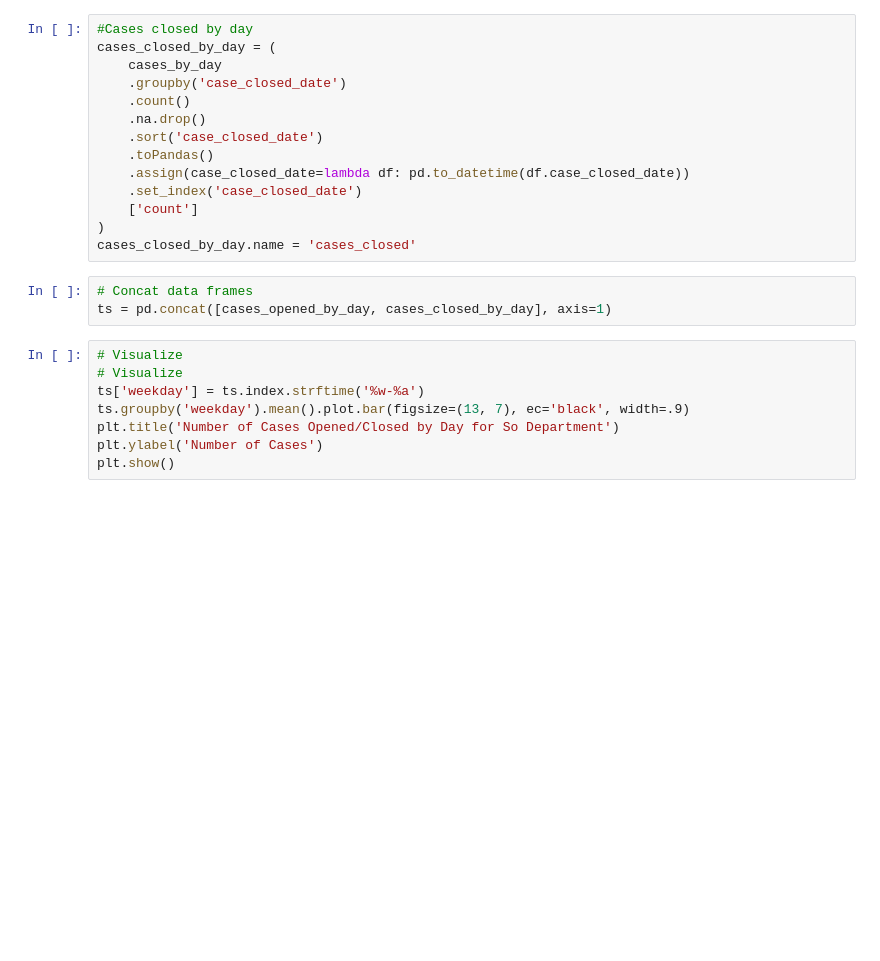
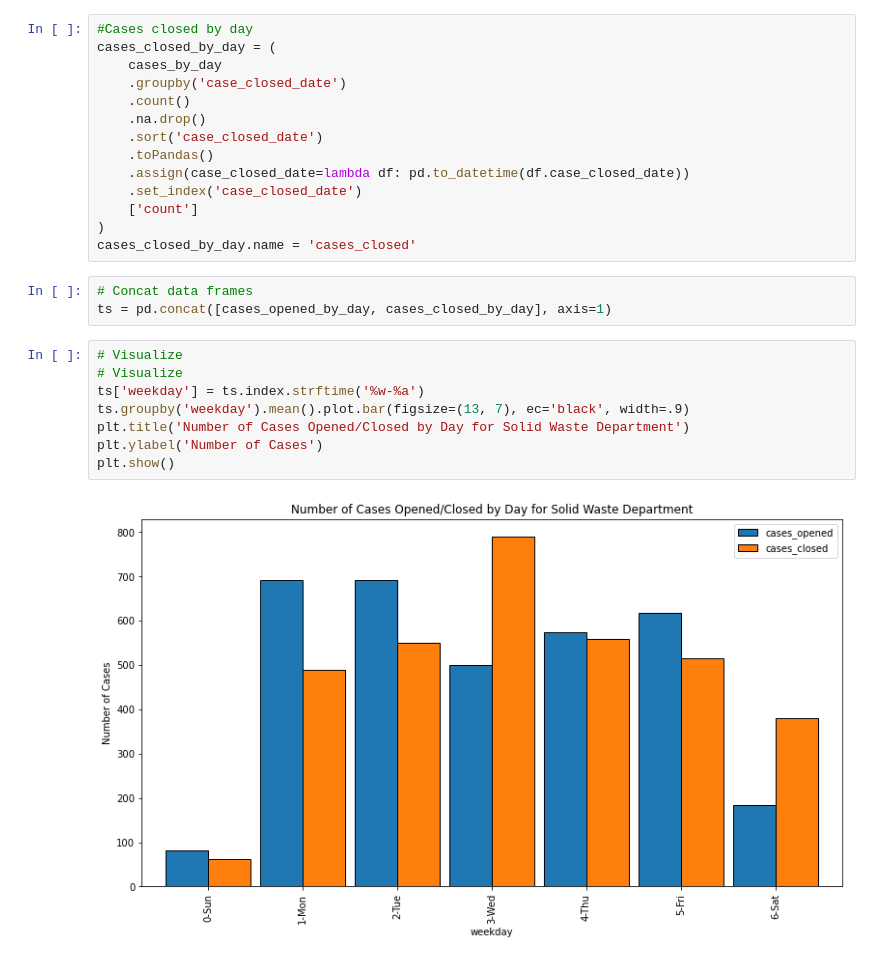
Before and after one commit to CSolitaire/spark-exercises, a Jupyter notebook: explore.ipynb, the cells around one changed output. Cells and saved outputs as stored; diff of their text form; blank space fills up the shorter version.

```diff
--- a/explore.ipynb
+++ b/explore.ipynb
@@ -533,8 +533,10 @@ ts = pd.concat([cases_opened_by_day, cases_closed_by_day], axis=1)
 # %%
 # Visualize
 # Visualize
 ts['weekday'] = ts.index.strftime('%w-%a')
 ts.groupby('weekday').mean().plot.bar(figsize=(13, 7), ec='black', width=.9)
-plt.title('Number of Cases Opened/Closed by Day for So Department')
+plt.title('Number of Cases Opened/Closed by Day for Solid Waste Department')
 plt.ylabel('Number of Cases')
 plt.show()
+# %% [output]
+[figure, added]
```
Also changed, not shown: parts of 1 cell of this notebook.
